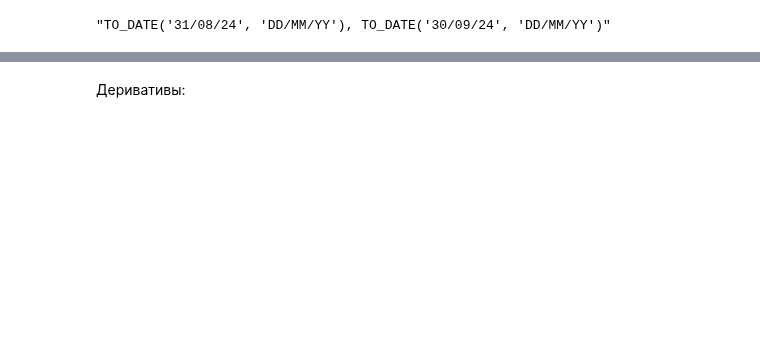
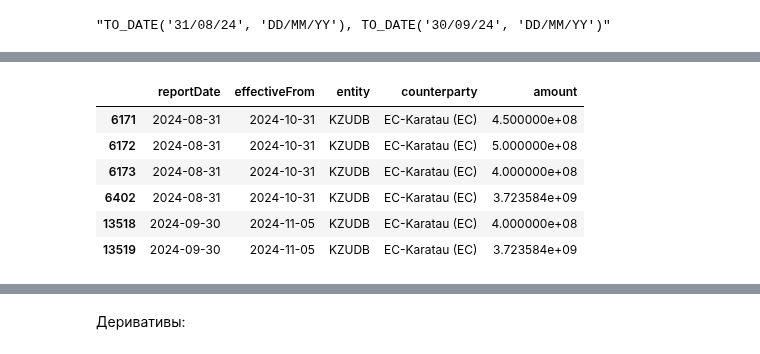
Before and after one commit to Lirollel/Work_AIM_Jupyter-Python-Pandas, a Jupyter notebook: OCP/Testing_bd/Quantum/Quantum_vs_OCP.ipynb, the cells around one changed output, grey strips where cells are left out. Saved outputs shown, nothing was run; the diff lists cells and outputs as text; code cells hidden in the pictures; blank space fills up the shorter version.

```diff
--- a/OCP/Testing_bd/Quantum/Quantum_vs_OCP.ipynb
+++ b/OCP/Testing_bd/Quantum/Quantum_vs_OCP.ipynb
@@ -36 +38,11 @@ data_Debt_export.head(2)
 2 rows × 74 columns
+# %%
+data_Debt_export.loc[data_Debt_export.dealNo==4816,['reportDate', 'effectiveFrom','entity','counterparty','amount']]
+# %% [output]
+|  | reportDate | effectiveFrom | entity | counterparty | amount |
+| 6171 | 2024-08-31 | 2024-10-31 | KZUDB | EC-Karatau (EC) | 4.500000e+08 |
+| 6172 | 2024-08-31 | 2024-10-31 | KZUDB | EC-Karatau (EC) | 5.000000e+08 |
+| 6173 | 2024-08-31 | 2024-10-31 | KZUDB | EC-Karatau (EC) | 4.000000e+08 |
+| 6402 | 2024-08-31 | 2024-10-31 | KZUDB | EC-Karatau (EC) | 3.723584e+09 |
+| 13518 | 2024-09-30 | 2024-11-05 | KZUDB | EC-Karatau (EC) | 4.000000e+08 |
+| 13519 | 2024-09-30 | 2024-11-05 | KZUDB | EC-Karatau (EC) | 3.723584e+09 |
```
Also changed, not shown: parts of 28 cells of this notebook, 15 other files.
